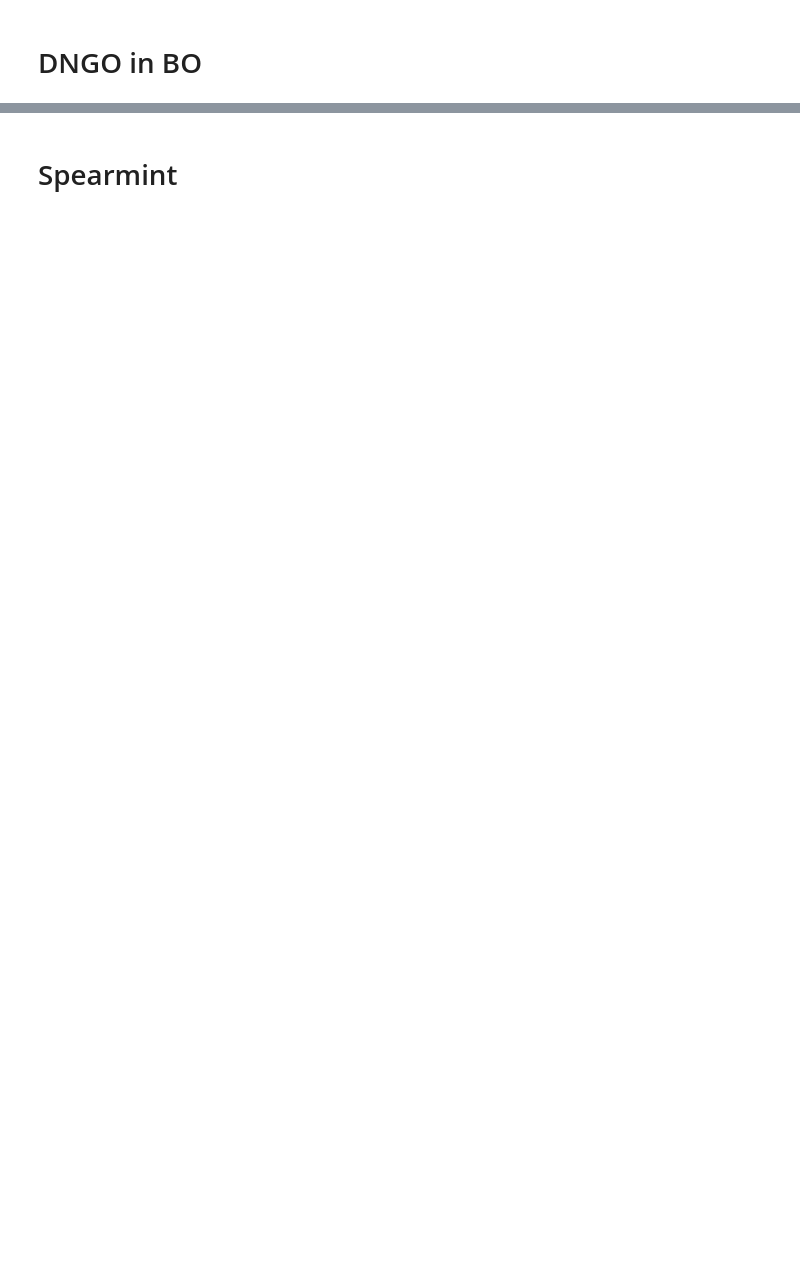
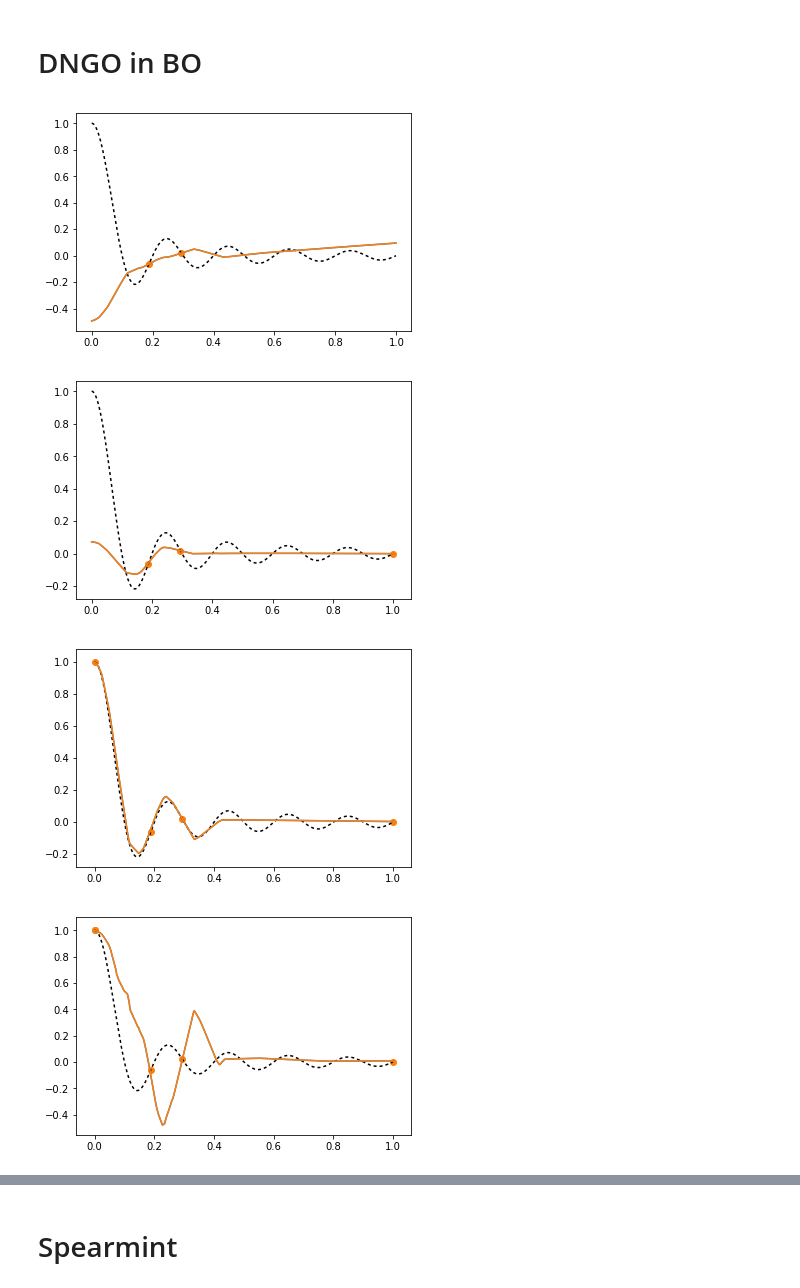
Before and after one commit to tmpethick/ensembled-dngo, a Jupyter notebook: sandbox.ipynb, the cells around one changed output, grey strips where cells are left out. Cells and saved outputs as stored; diff of their text form; code cells hidden in the pictures; blank space fills up the shorter version.

```diff
--- a/sandbox.ipynb
+++ b/sandbox.ipynb
@@ -216,11 +227,12 @@ Updates: True
 # %%
-# Plot
+# Plot confidence
 
 Xp = np.arange(np.array([0]), np.array([1]), 0.001).reshape(-1,1)
 Yt = f(Xp)
-featuresp = basis_model.predict_on_batch(Xp)
-mean, var = m.predict(featuresp)
+Dp = nn_basis.predict_on_batch(Xp)
+mean, var = m.predict(Dp)
 plt.fill_between(Xp.reshape(-1), (mean + var * 2).reshape(-1), (mean - var * 2).reshape(-1), alpha=.1)
+plt.scatter(X, Y)
 plt.plot(Xp, Yt, dashes=[2, 2], color='black')
 plt.plot(Xp, mean)
 # %% [output]
@@ -230,7 +242,7 @@ plt.plot(Xp, mean)
 # DNGO in BO
 # %%
 n_iter = 10
-bounds = np.array([[0,1]])
+bounds = np.array([[0.00001,1]])
 
 def random_grid_samples(n_samples):
     dims = bounds.shape[0]
@@ -255,7 +267,7 @@ Y = f(X)
 # NN
 nn = model
 nn_basis = basis_model
-history = nn.fit(X, Y, epochs=1000, validation_split=0.1, verbose=0)
+history = nn.fit(X, Y, epochs=500, validation_split=0.1, verbose=0)
 D = nn_basis.predict_on_batch(X)
 
 # GP
@@ -264,7 +276,7 @@ m = GPy.models.GPRegression(D,Y,kernel)
 m.optimize()
 
 def acq(x):
-    beta = 3
+    beta = 2
     features = nn_basis.predict_on_batch(x)
     mean, var = m.predict(features)
     return mean + beta * var
@@ -281,31 +293,36 @@ def max_acq(n_starts=100):
 
     # TODO: turn into numpy operations to parallelize
     for x0 in random_grid_samples(n_starts):
         res = minimize(min_obj, x0=x0, bounds=bounds, method='L-BFGS-B')
         if res.fun < min_y:
             min_y = res.fun
             min_x = res.x
 
     return min_x
 
 plot_prediction()
 
 for i in range(0, n_iter):
     # new datapoint from acq
     x_new = max_acq()
 
     # Update data
     X = np.concatenate([X, np.array([x_new])])
     Y = np.concatenate([Y, np.array([f(x_new)])])
 
     # Fit NN
-    history = nn.fit(X, Y, epochs=1000, validation_split=0.1, verbose=0)
+    history = nn.fit(X, Y, epochs=500, validation_split=0.1, verbose=0)
     feature_new = nn_basis.predict(x_new)
     D = np.concatenate([D, feature_new])
 
     # Fit BLR
     m.set_XY(D, Y)
     m.optimize()
 
     # Plot
     plot_prediction()
+# %% [output]
+[figure, added]
+[figure, added]
+[figure, added]
+[figure, added]
```
Also changed, not shown: parts of 8 cells of this notebook, 1 other file.
